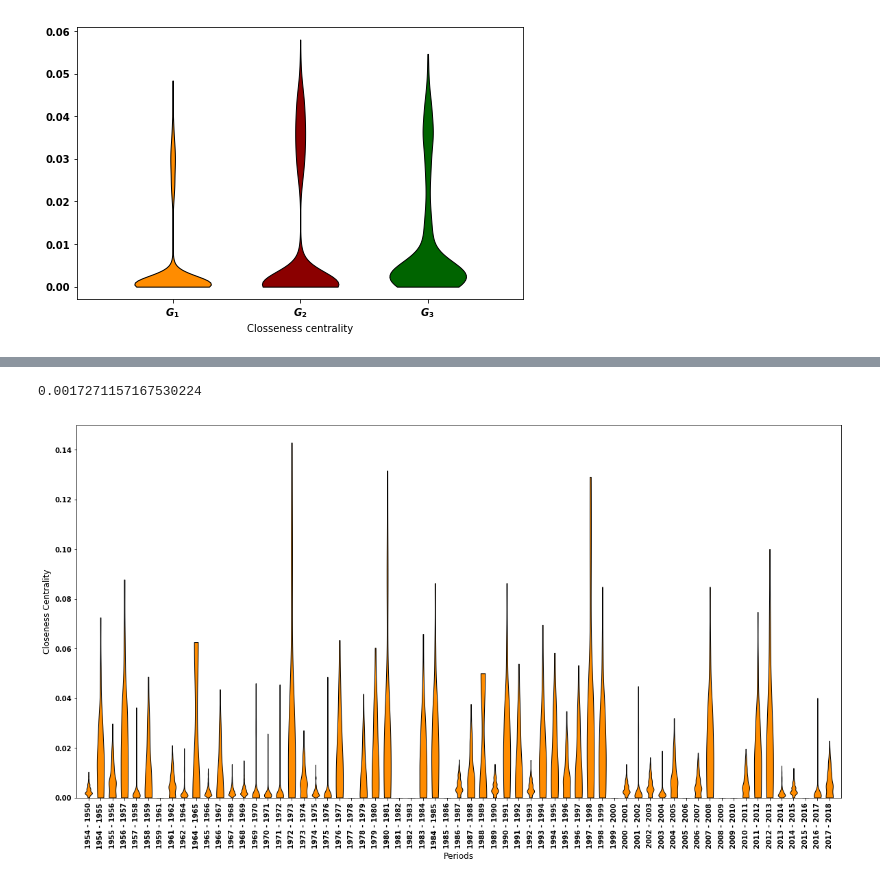
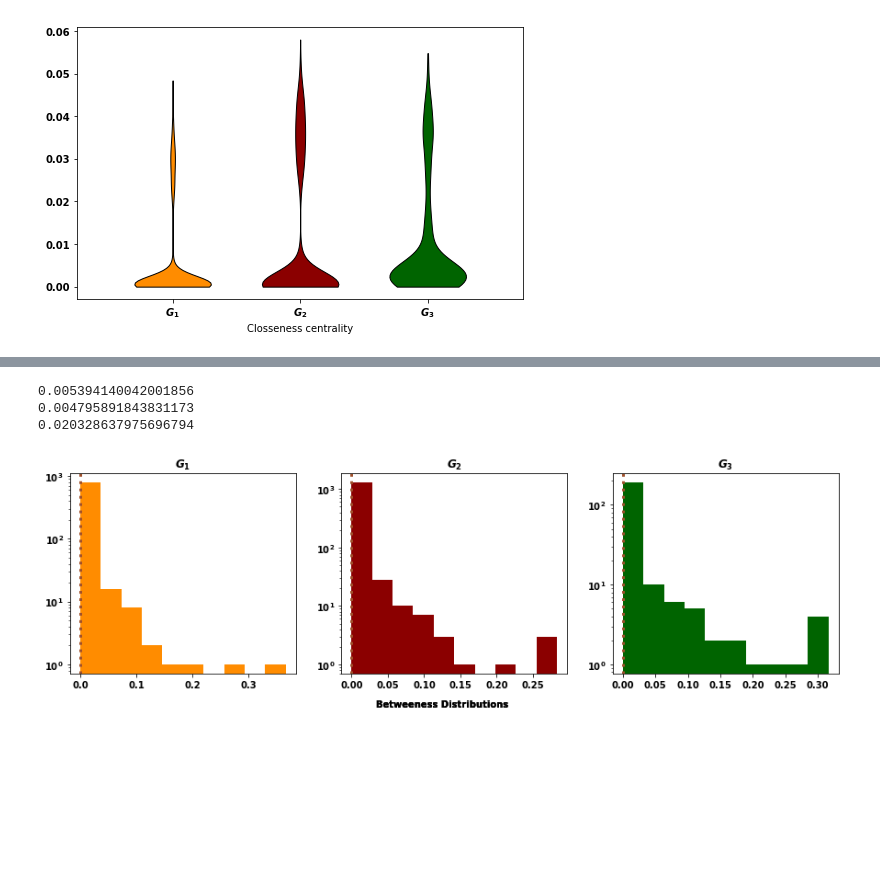
Before and after one commit to Nikoleta-v3/bibliometric-study-of-the-prisoners-dilemma, a Jupyter notebook: src/nbs/3. Influence.ipynb, the cells around one changed output, grey strips where cells are left out. Cells and saved outputs as stored; diff of their text form; code cells hidden in the pictures; blank space fills up the shorter version.

```diff
--- a/src/nbs/3. Influence.ipynb
+++ b/src/nbs/3. Influence.ipynb
@@ -277,26 +249,0 @@ medians_cc = [np.median(metric) for metric in distributions_closeness]
-# %%
-medians_cc[0]
-# %% [output]
-0.0017271157167530224
-# %%
-fig, axes = plt.subplots(figsize=(20, 10))
-parts = plt.violinplot(distributions_closeness, widths=.6, showmedians=False,
-                       showextrema=False);
-
-# plt.plot(medians_cc)
-for pc in parts['bodies']:
-    pc.set_facecolor(colors[0])
-    pc.set_edgecolor('black')
-    pc.set_alpha(1)
-
-axes.set_xticks(np.arange(1, len(pos) + 1))
-axes.set_xticklabels(pos, rotation=90);
-axes.set_ylabel('Closeness Centrality', fontsize=12)
-axes.set_xlabel('Periods', fontsize=12);
-
-axes.set_ylim(bottom=0);
-axes.set_xlim(left=0, right=64);
-
-fig.savefig('../../assets/images/closeness_over_time.pdf')
-# %% [output]
-[figure, removed]
@@ -310,0 +250,15 @@ write_to_file(filename='centrality_over_time.txt', metric=table.to_latex())
+# %%
+fig, axes = plt.subplots(nrows=1, ncols=3, figsize=(15, 4))
+for i, dstr in enumerate(distributions_betweeness):
+    axes[i].hist(dstr,  color=colors[i], log=True);
+    print(np.mean(dstr))
+    axes[i].axvline(np.median(dstr), color='sienna', linestyle=':', linewidth=3, label='median')
+    axes[i].title.set_text(labels[i])
+
+    fig.text(0.5, 0.00, 'Betweeness Distributions', ha='center', fontsize=10)
+plt.savefig('../../assets/images/betweeness_distributions.pdf')
+# %% [output]
+0.005394140042001856
+0.004795891843831173
+0.020328637975696794
+[figure, added]
```
Also changed, not shown: parts of 50 cells of this notebook, 8 other files.
